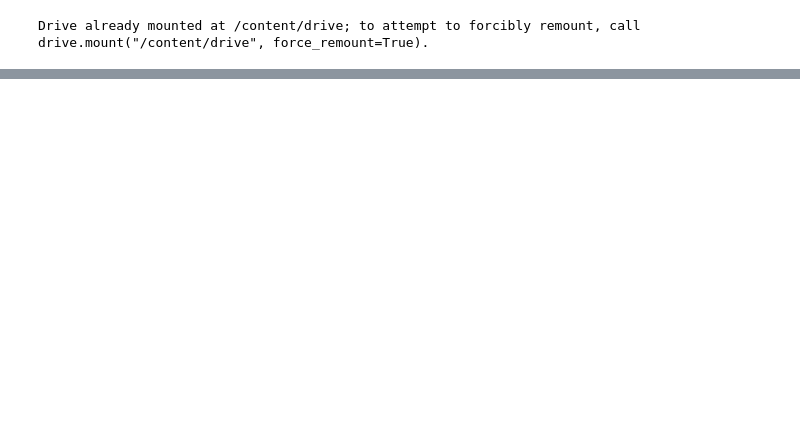
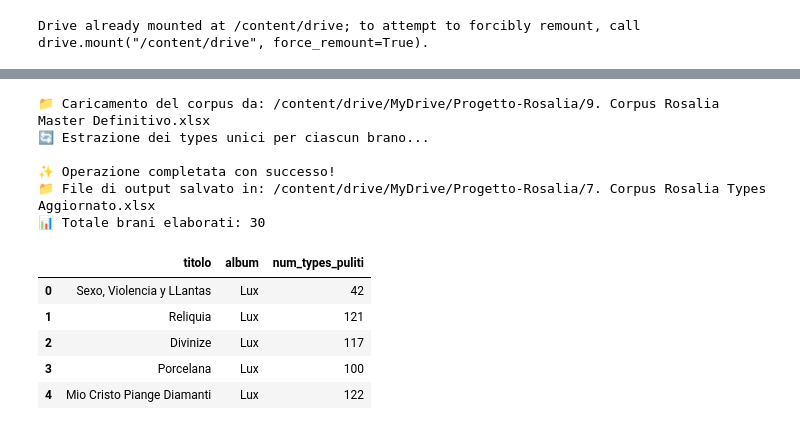
Before and after one commit to BeatriceMadau/Progetto-Rosalia, a Jupyter notebook: Progetto.ipynb, the cells around one changed output, grey strips where cells are left out. Saved outputs shown, nothing was run; the diff lists cells and outputs as text; code cells hidden in the pictures; blank space fills up the shorter version.

```diff
--- a/Progetto.ipynb
+++ b/Progetto.ipynb
@@ -2500,0 +1943,58 @@ FileNotFoundError: [Errno 2] No such file or directory: '/content/drive/MyDrive/
+# %%
+import pandas as pd
+import os
+import re
+
+# ==========================================================
+# 1. CONFIGURAZIONE DEI PERCORSI (Allineata al Master Definitivo)
+# ==========================================================
+cartella_progetto = '/content/drive/MyDrive/Progetto-Rosalia'
+percorso_partenza = os.path.join(cartella_progetto, '9. Corpus Rosalia Master Definitivo.xlsx')
+percorso_output = os.path.join(cartella_progetto, '7. Corpus Rosalia Types Aggiornato.xlsx')
+
+print(f"📁 Caricamento del corpus da: {percorso_partenza}")
+df = pd.read_excel(percorso_partenza)
+
+# ==========================================================
+# 2. FUNZIONE DI PULIZIA E ESTRAZIONE DEI TYPES
+# ==========================================================
+def estrai_types(testo):
+    if not isinstance(testo, str):
+        return []
+    # Estrazione di tutte le parole alfabetiche (gestendo accenti e caratteri speciali)
+    parole = re.findall(r'\b[a-zA-ZáéíóúÁÉÍÓÚñÑüÜàèìòùÀÈÌÒÙ]+\b', testo.lower())
+    # Restituisce l'insieme delle parole uniche (types)
+    return sorted(list(set(parole)))
+
+# ==========================================================
+# 3. ELABORAZIONE DEL DATASET
+# ==========================================================
+print("🔄 Estrazione dei types unici per ciascun brano...")
+df['lista_types_puliti'] = df['testo'].apply(estrai_types)
+df['num_types_puliti'] = df['lista_types_puliti'].apply(len)
+df['lista_types_stringa'] = df['lista_types_puliti'].apply(lambda x: ", ".join(x))
+
+# ==========================================================
+# 4. SALVATAGGIO DELL'OUTPUT AGGIORNATO
+# ==========================================================
+df.to_excel(percorso_output, index=False)
+
+print(f"\n✨ Operazione completata con successo!")
+print(f"📁 File di output salvato in: {percorso_output}")
+print(f"📊 Totale brani elaborati: {len(df)}")
+
+# Anteprima delle prime righe del risultato
+display(df[['titolo', 'album', 'num_types_puliti']].head(5))
+# %% [output]
+📁 Caricamento del corpus da: /content/drive/MyDrive/Progetto-Rosalia/9. Corpus Rosalia Master Definitivo.xlsx
+🔄 Estrazione dei types unici per ciascun brano...
+
+✨ Operazione completata con successo!
+📁 File di output salvato in: /content/drive/MyDrive/Progetto-Rosalia/7. Corpus Rosalia Types Aggiornato.xlsx
+📊 Totale brani elaborati: 30
+|  | titolo | album | num_types_puliti |
+| 0 | Sexo, Violencia y LLantas | Lux | 42 |
+| 1 | Reliquia | Lux | 121 |
+| 2 | Divinize | Lux | 117 |
+| 3 | Porcelana | Lux | 100 |
+| 4 | Mio Cristo Piange Diamanti | Lux | 122 |
```
Also changed, not shown: parts of 32 cells of this notebook.
